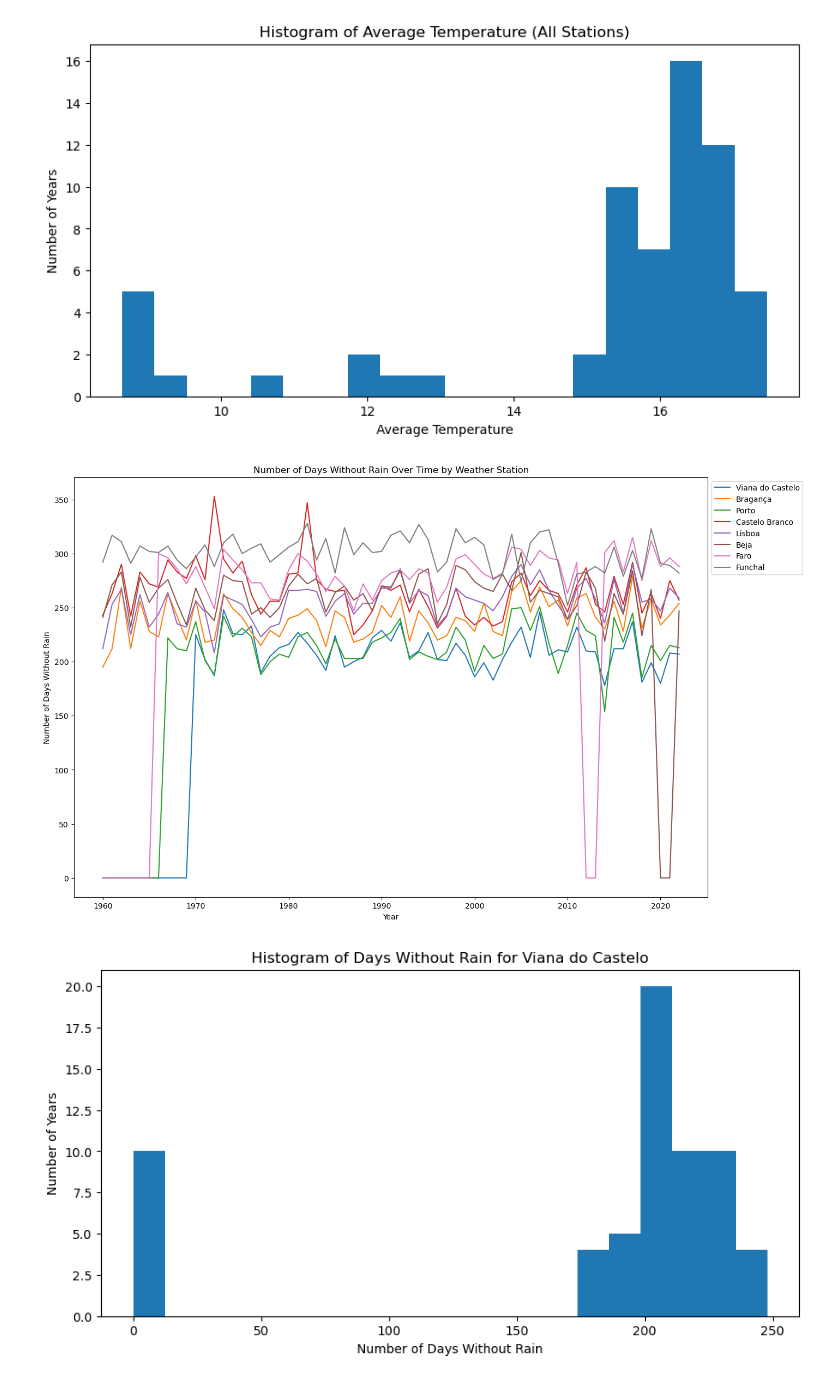
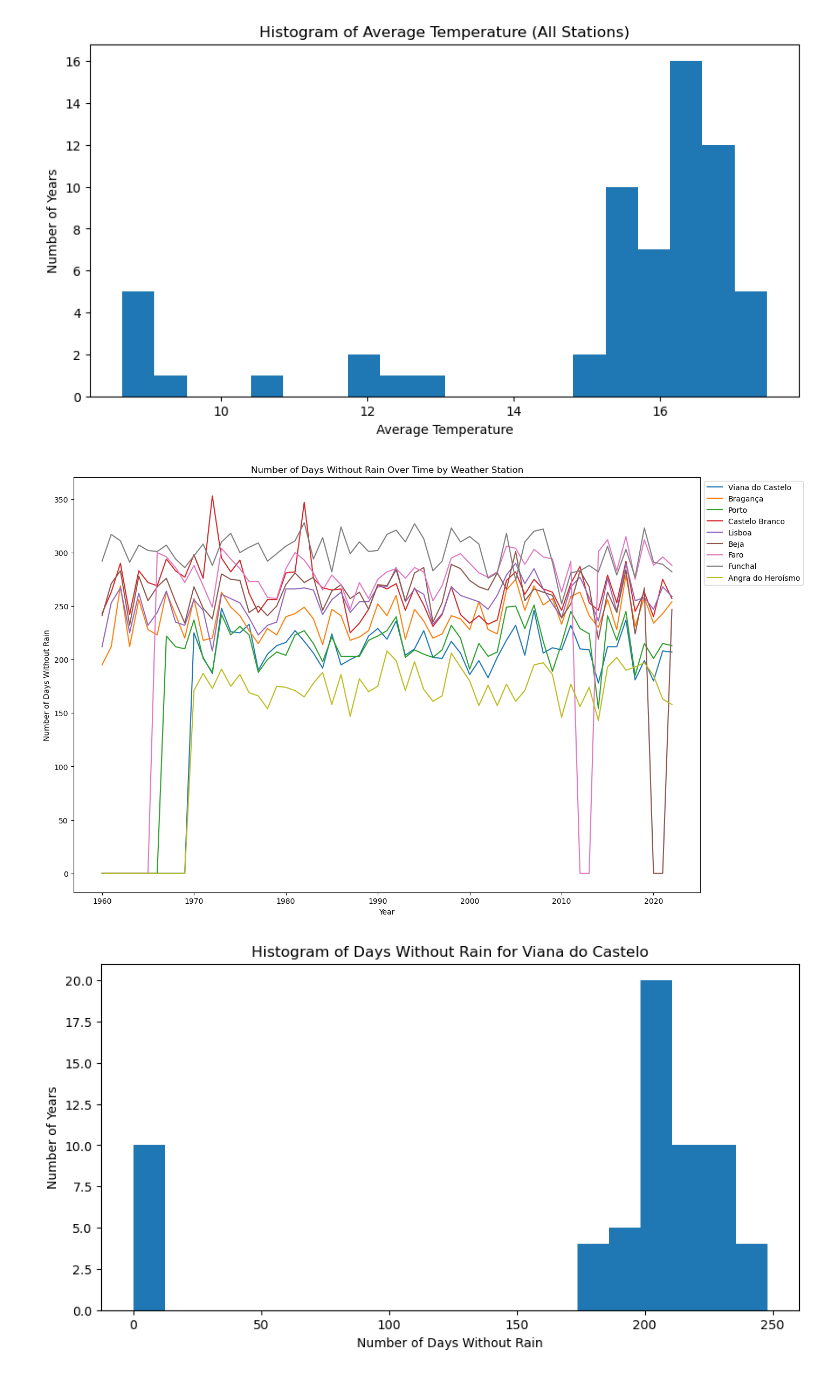
Before and after one commit to DiogoRibeiro7/Medium-Blog, a Jupyter notebook: clima_portugal/Untitled.ipynb, the cells around one changed output. Cells and saved outputs as stored; diff of their text form; code cells hidden in the pictures.

```diff
--- a/clima_portugal/Untitled.ipynb
+++ b/clima_portugal/Untitled.ipynb
@@ -110,6 +112,8 @@ data_clean2['Total'] = data_clean2.iloc[:, 1:].sum(axis=1)
 plt.figure(figsize=(15, 10))
 for col in data_clean2.columns[1:9]:  # -1 to exclude the 'Total' column
     plt.plot(data_clean2['Anos'], data_clean2[col], label=col)
+    median = data_clean[col].median()
+    data_clean[col].fillna(median, inplace=True)
 plt.xlabel('Year')
 plt.ylabel('Total Precipitation')
 plt.title('Total Precipitation Over Time by Weather Station')
@@ -176,6 +180,8 @@ data_clean3 = data_clean3[pd.to_numeric(data_clean3['Anos'], errors='coerce').no
 data_clean3['Anos'] = data_clean3['Anos'].astype(int)
 for col in data_clean3.columns[1:]:
     data_clean3[col] = pd.to_numeric(data_clean3[col], errors='coerce')
+    median = data_clean[col].median()
+    data_clean[col].fillna(median, inplace=True)
 
 # Aggregate all columns into one
 data_clean3['Total'] = data_clean3.iloc[:, 1:].mean(axis=1)  # Use mean for average temperature
@@ -230,6 +236,7 @@ plt.show()
 # %%
 # Load the Excel file
 data4 = pd.read_excel("PORDATA_N.º-de-dias-sem-chuva.xlsx")
+
 
 # Clean the data
 data_clean4 = data4.iloc[6:].copy()  # Start from 7th row
@@ -238,6 +245,8 @@ data_clean4 = data_clean4.iloc[1:]  # Drop the 7th row since it's now the header
 
 # Remove any trailing columns with all NaN values
 data_clean4 = data_clean4.dropna(axis=1, how='all')
+
+data_clean4 = data_clean4.iloc[:, :10]
 
 # Correct the column names and make sure 'Anos' is the first column
 data_clean4.columns = pd.Series(data_clean4.columns).fillna('Station' + pd.Series(range(1, data_clean4.shape[1]+1)).astype(str))
@@ -248,49 +257,84 @@ data_clean4 = data_clean4[pd.to_numeric(data_clean4['Anos'], errors='coerce').no
 
 # Convert the data to correct types
 data_clean4['Anos'] = data_clean4['Anos'].astype(int)
-for col in data_clean4.columns[1:9]:
+for col in data_clean4.columns[1:10]:
     data_clean4[col] = pd.to_numeric(data_clean4[col], errors='coerce')
+    median = data_clean[col].median()
+    data_clean[col].fillna(median, inplace=True)
 
 # Aggregate all columns into one
 data_clean4['Total'] = data_clean4.iloc[:, 1:].sum(axis=1)
 
 # Plot the data longitudinally for each station
 plt.figure(figsize=(15, 10))
-for col in data_clean4.columns[1:9]:  # -1 to exclude the 'Total' column
+for col in data_clean4.columns[1:10]:  # -1 to exclude the 'Total' column
     plt.plot(data_clean4['Anos'], data_clean4[col], label=col)
 plt.xlabel('Year')
 plt.ylabel('Number of Days Without Rain')
 plt.title('Number of Days Without Rain Over Time by Weather Station')
 plt.legend(loc='upper left', bbox_to_anchor=(1, 1))
 plt.show()
 
 # Plot histograms for the first 5 stations
 stations4 = data_clean4.columns[1:6]
 for station in stations4:
     plt.figure(figsize=(10, 5))
     plt.hist(data_clean4[station].dropna(), bins=20)
     plt.title(f'Histogram of Days Without Rain for {station}')
     plt.xlabel('Number of Days Without Rain')
     plt.ylabel('Number of Years')
     plt.show()
 
 # Plot the aggregate data over time
 plt.figure(figsize=(10, 5))
 plt.plot(data_clean4['Anos'], data_clean4['Total'])
 plt.xlabel('Year')
 plt.ylabel('Total Days Without Rain (All Stations)')
 plt.title('Total Days Without Rain Over Time (All Stations)')
 plt.show()
 
 # Plot a histogram of the aggregate data
 plt.figure(figsize=(10, 5))
 plt.hist(data_clean4['Total'], bins=20)
 plt.title('Histogram of Total Days Without Rain (All Stations)')
 plt.xlabel('Total Days Without Rain')
 plt.ylabel('Number of Years')
 plt.show()
+
+
+data_clean4['Year_Over_Year_Change'] = data_clean4['Total'].diff()
+
+plt.figure(figsize=(10, 5))
+plt.plot(data_clean4['Anos'], data_clean4['Year_Over_Year_Change'])
+plt.xlabel('Year')
+plt.ylabel('Year Over Year Change in Total')
+plt.title('Year Over Year Change in Total Days Without Rain (All Stations)')
+plt.show()
+
+from scipy.stats import zscore
+
+data_clean4['Z_Score'] = zscore(data_clean4['Total'])
+outliers = data_clean4[np.abs(data_clean4['Z_Score']) > 2]
+
+print(outliers)
+
+mean_heatwave_days = data_clean4.mean()
+median_heatwave_days = data_clean4.median()
+print(mean_heatwave_days)
+print(median_heatwave_days)
+
+correlation_matrix = data_clean4.corr()
+print(correlation_matrix)
+
+from scipy.stats import ttest_ind
+
+t_stat, p_val = ttest_ind(data_clean4["Porto"], data_clean4['Funchal'], nan_policy='omit')
+
+print(t_stat, p_val)
+
+data_clean4['Average_Rainfall_Per_Rainy_Day'] = data_clean4['Total'] / (3650 - data_clean4['Total'])
 # %% [output]
-[figure, old version]
+[figure, new version]
 [figure]
 [figure]
 [figure]
```
Also changed, not shown: parts of 7 cells of this notebook, 9 other files.
